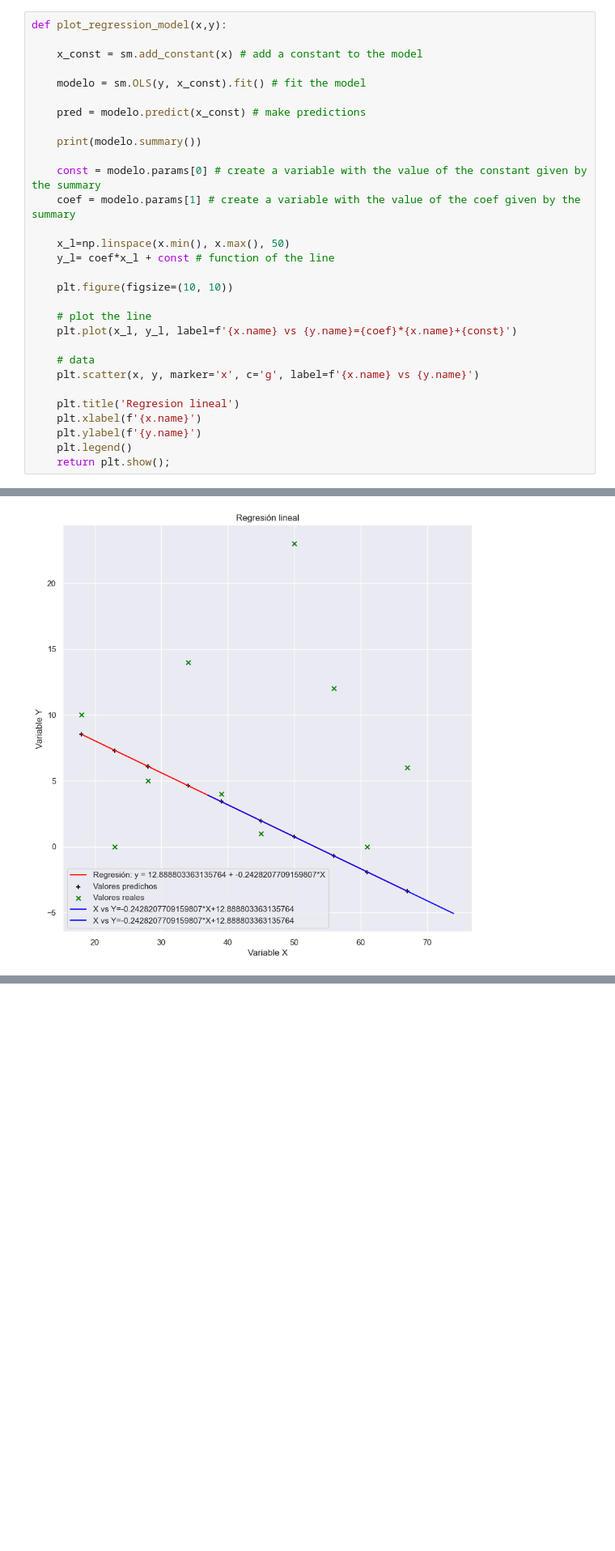
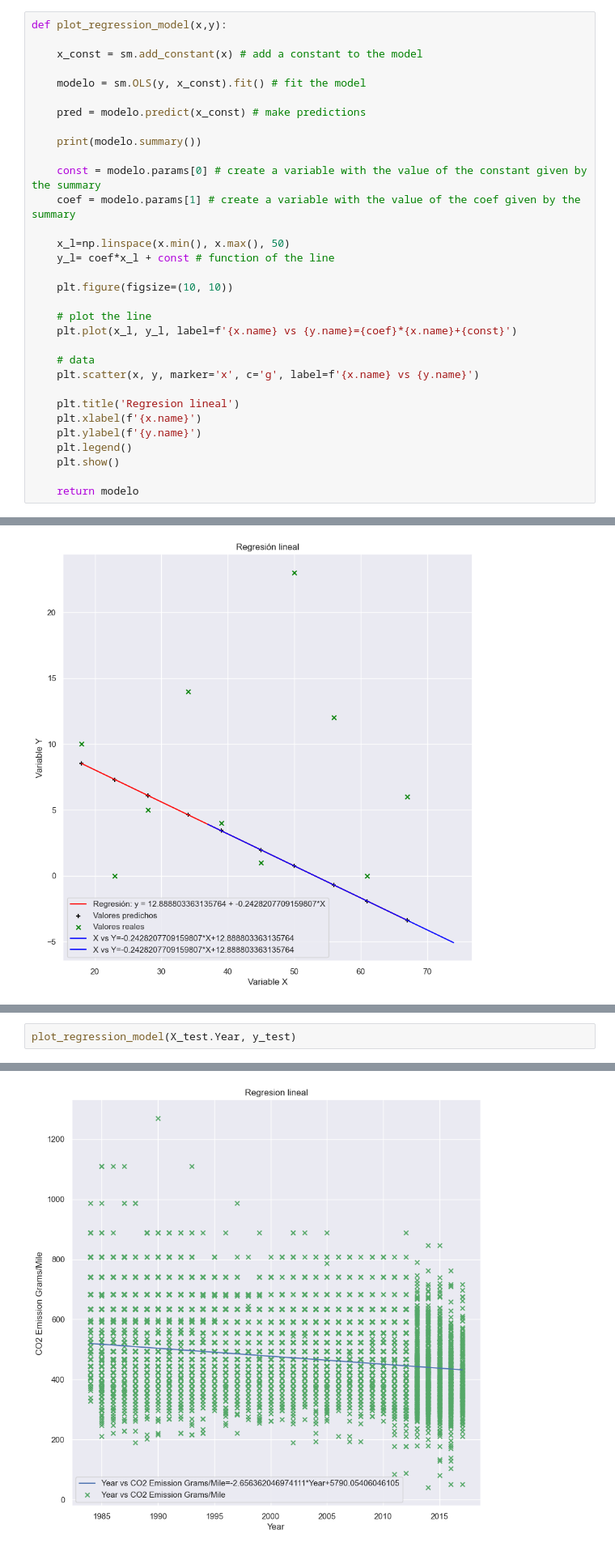
Before and after one commit to Ateibuzena/Data_science, a Jupyter notebook: mod5-machine-learning-deep-learning/02.Regresión_lineal/05.regresion_statsmodels.ipynb, the cells around one changed output, grey strips where cells are left out. Shown at 81% size. Cells and saved outputs as stored; diff of their text form; blank space fills up the shorter version.

```diff
--- a/mod5-machine-learning-deep-learning/02.Regresión_lineal/05.regresion_statsmodels.ipynb
+++ b/mod5-machine-learning-deep-learning/02.Regresión_lineal/05.regresion_statsmodels.ipynb
@@ -355,7 +358,9 @@ def plot_regression_model(x,y):
     plt.xlabel(f'{x.name}')
     plt.ylabel(f'{y.name}')
     plt.legend()
-    return plt.show();
+    plt.show()
+
+    return modelo
 # %%
 plot_regression_model(student_data.X_train, student_data.y_train)
 # %% [output]
@@ -794,0 +559,3 @@ Notes:
+# %%
+plot_regression_model(X_test.Year, y_test)
+# %% [output]
@@ -794,0 +579 @@ Notes:
+[figure, added]
```
Also changed, not shown: parts of 104 cells of this notebook, 3 other files.
